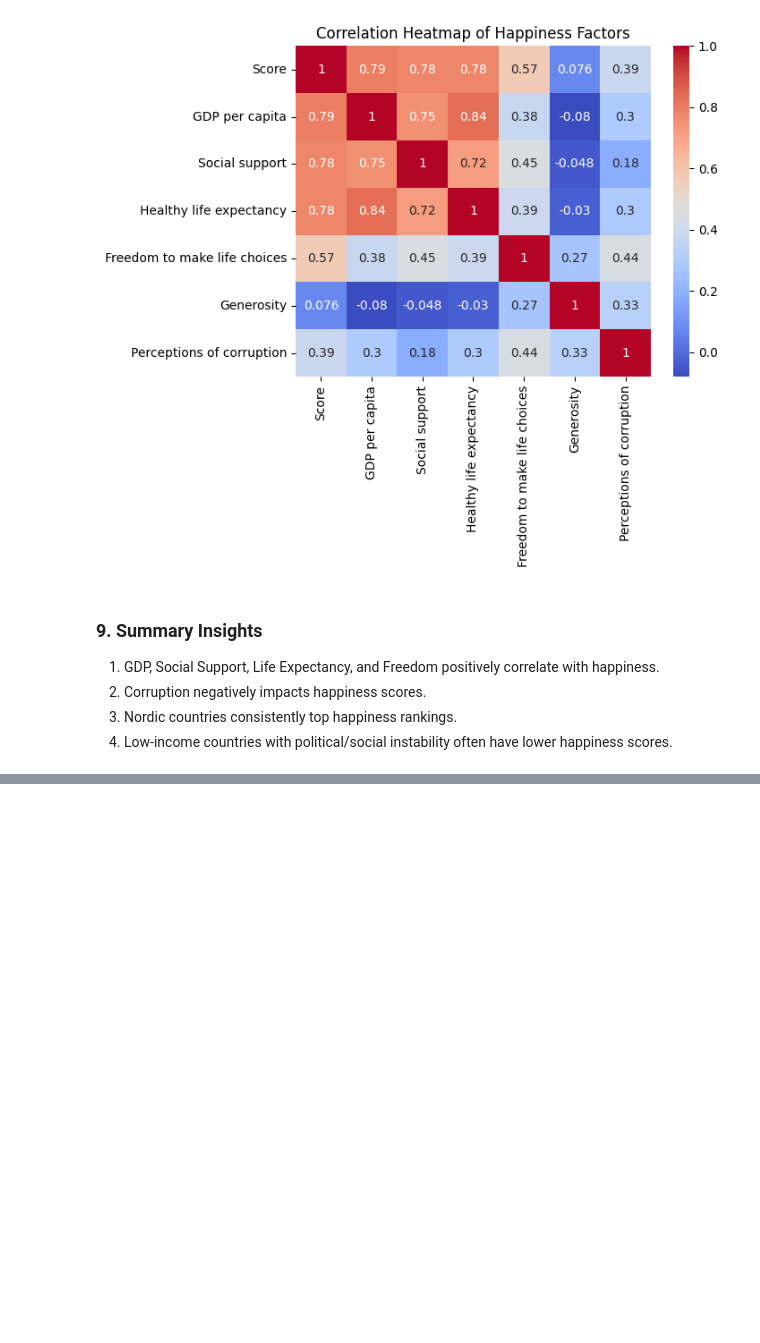
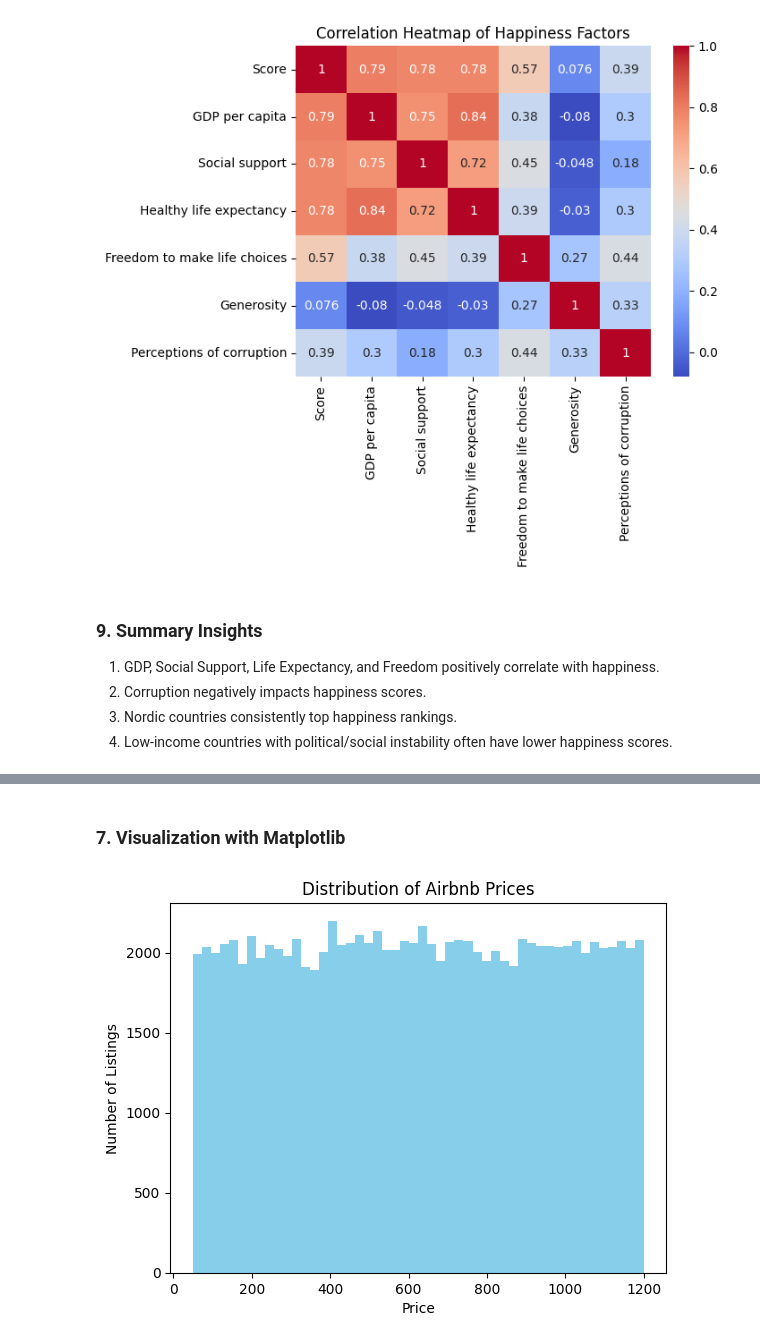
Before and after one commit to supekavya/FullStackDataScience, a Jupyter notebook: Assignment.ipynb, the cells around one changed output, grey strips where cells are left out. Cells and saved outputs as stored; diff of their text form; code cells hidden in the pictures; blank space fills up the shorter version.

```diff
--- a/Assignment.ipynb
+++ b/Assignment.ipynb
@@ -531,0 +554,3 @@ plt.show()
+# %%
+df = pd.read_csv("Airbnb_Open_Data.csv")
+df.head()
@@ -531,0 +598,13 @@ plt.show()
+# %%
+df['host_identity_verified'] = df['host_identity_verified'].fillna('unconfirmed')
+df['NAME'] = df['NAME'].fillna('Unknown')
+df['last review'] = df['last review'].fillna('Unknown')
+df['reviews per month'] = df['reviews per month'].fillna(0)
+
+df['service fee'] = df['service fee'].replace('[\$,]', '', regex=True).astype(float)
+df['price'] = df['price'].replace('[\$,]', '', regex=True).astype(float)
+
+
+df = df[(df['price'] > 0) & (df['price'] < 10000)]
+
+df = df.drop_duplicates()
@@ -531,0 +613,13 @@ plt.show()
+# %%
+avg_price = np.mean(df['price'])
+print("Average Price:", round(avg_price, 2))
+
+median_min_nights = np.median(df['minimum nights'])
+print("Median Minimum Nights:", median_min_nights)
+
+top_neighbourhoods = df['neighbourhood'].value_counts().head(5)
+print("Top 5 Neighbourhoods:\n", top_neighbourhoods)
+
+df['minimum nights'] = pd.to_numeric(df['minimum nights'], errors='coerce')
+median_min_nights = df['minimum nights'].median()
+print("Median Minimum Nights:", median_min_nights)
@@ -531,0 +638,10 @@ plt.show()
+# %% [markdown]
+### 7. Visualization with Matplotlib
+# %%
+plt.hist(df['price'], bins=50, color='skyblue')
+plt.title("Distribution of Airbnb Prices")
+plt.xlabel("Price")
+plt.ylabel("Number of Listings")
+plt.show()
+# %% [output]
+[figure, added]
```
Also changed, not shown: parts of 36 cells of this notebook, 6 other files.
